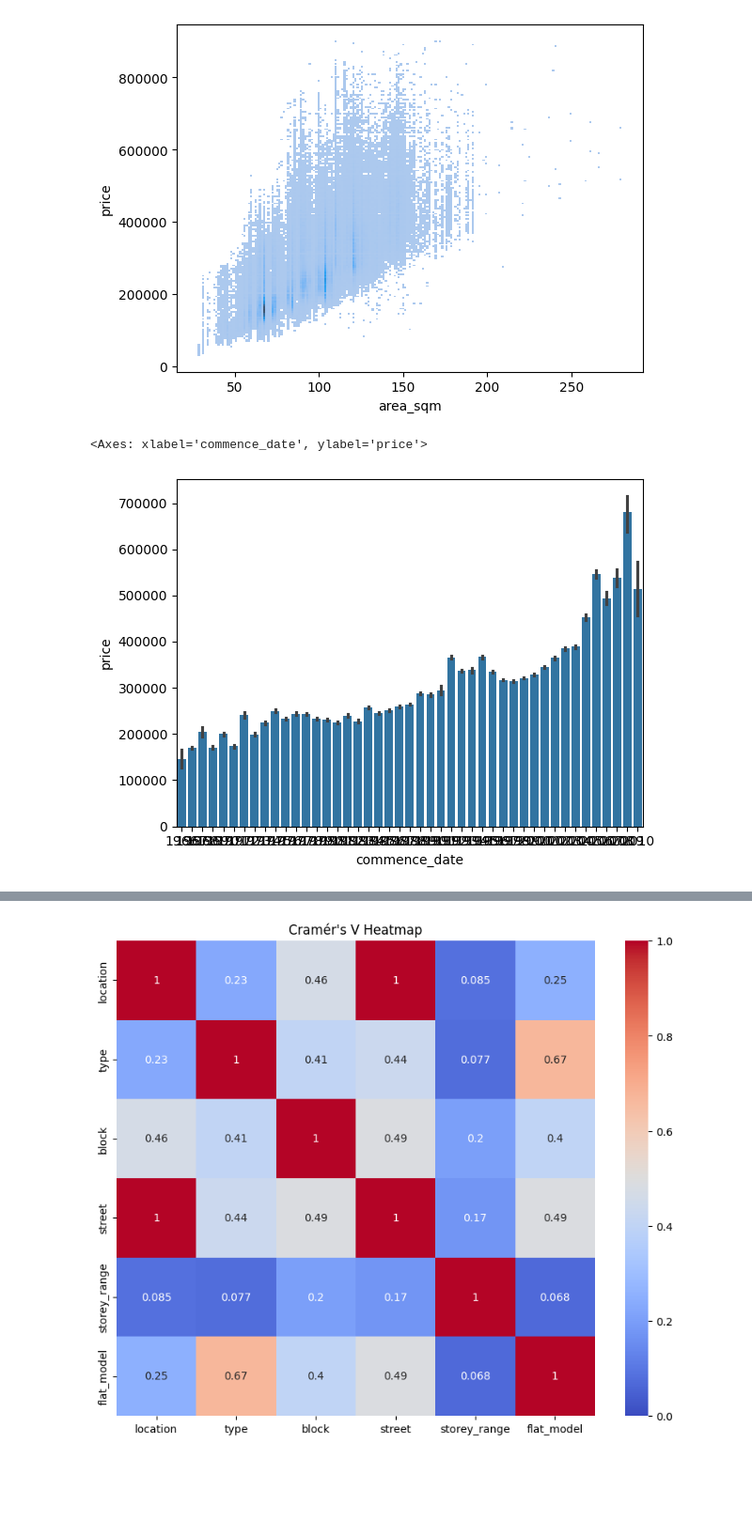
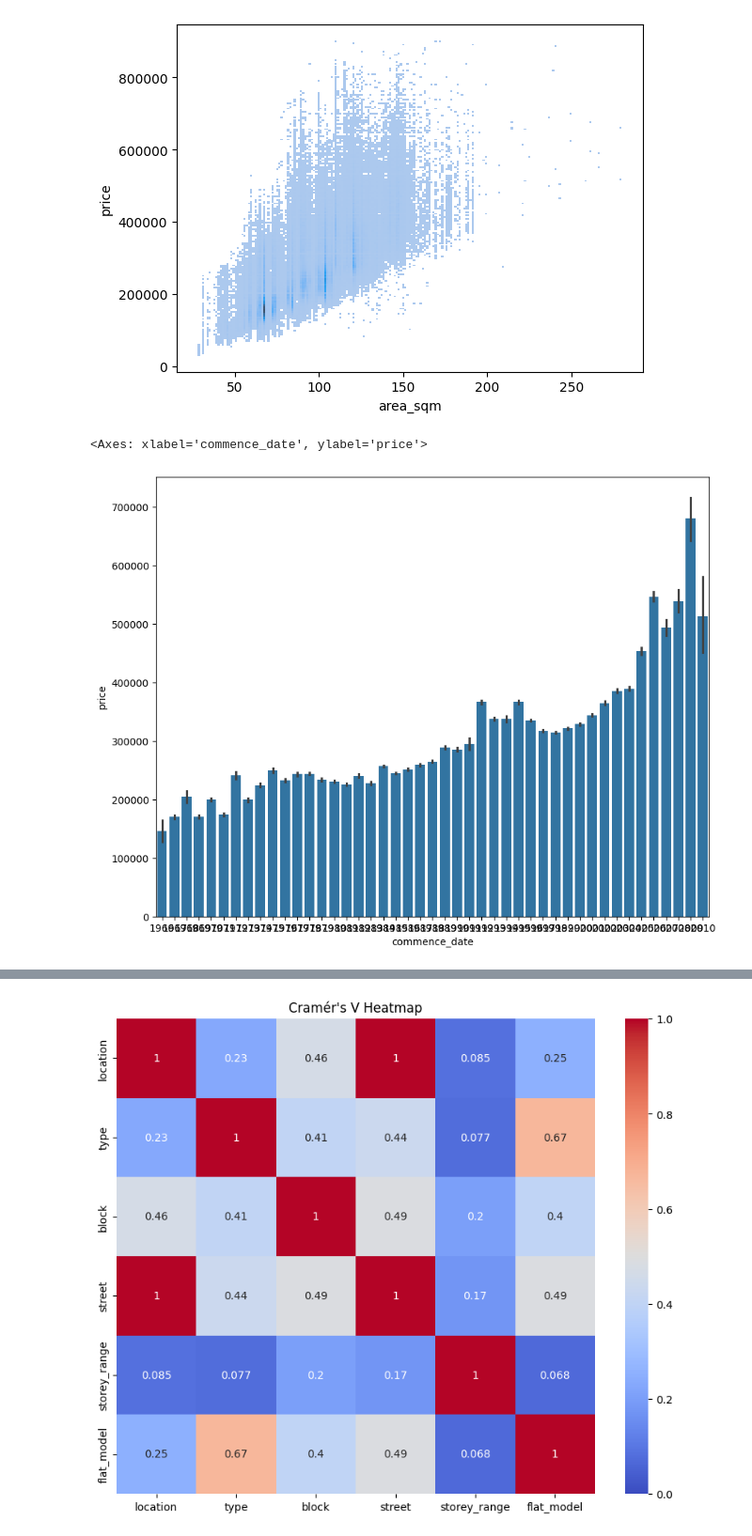
Before and after one commit to jeanDeluge/simplehousepricing, a Jupyter notebook: EDA/EDA.ipynb, the cells around one changed output, grey strips where cells are left out. Shown at 94% size. Cells and saved outputs as stored; diff of their text form; code cells hidden in the pictures; blank space fills up the shorter version.

```diff
--- a/EDA/EDA.ipynb
+++ b/EDA/EDA.ipynb
@@ -4,7 +4,7 @@ import pandas as pd
 import matplotlib.pyplot as plt
 import seaborn as sns
 # %%
-df_original = pd.read_csv('train.csv')
+df_original = pd.read_csv('../train.csv')
 
 df = df_original.copy()
 # %%
@@ -66,8 +66,10 @@ sns.histplot(x='area_sqm',y='price', data=df)
 <Axes: xlabel='area_sqm', ylabel='price'>
 [figure]
 # %%
+plt.figure(figsize=(10, 8))
+
 sns.barplot(x='commence_date', y='price', data=df)
 # %% [output]
 <Axes: xlabel='commence_date', ylabel='price'>
-[figure, old version]
+[figure, new version]
 # %%
```
Also changed, not shown: parts of 5 cells of this notebook, 6 other files.
